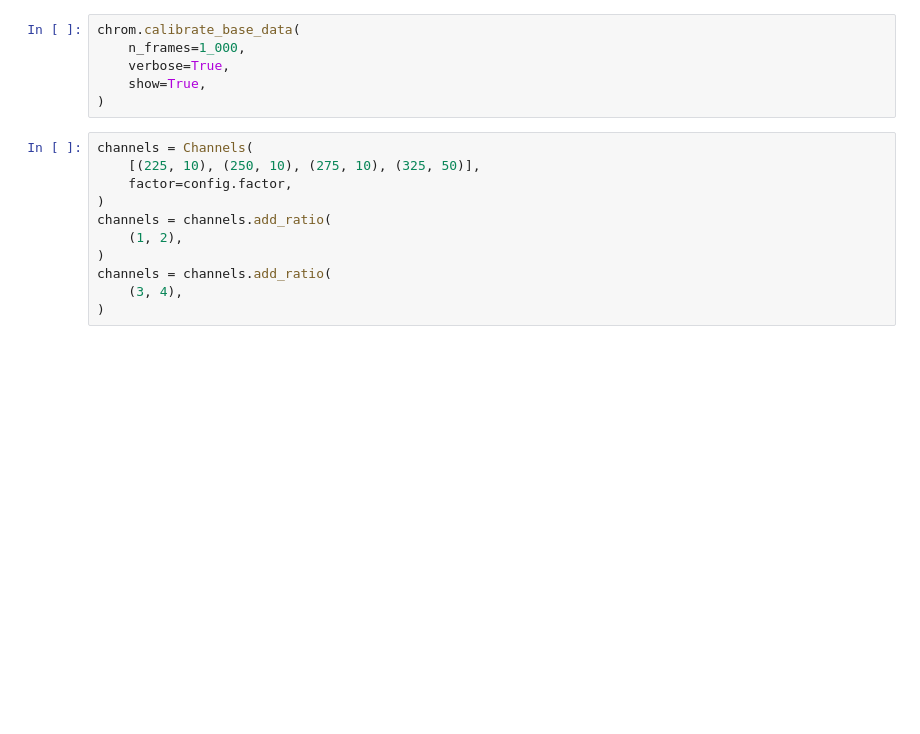
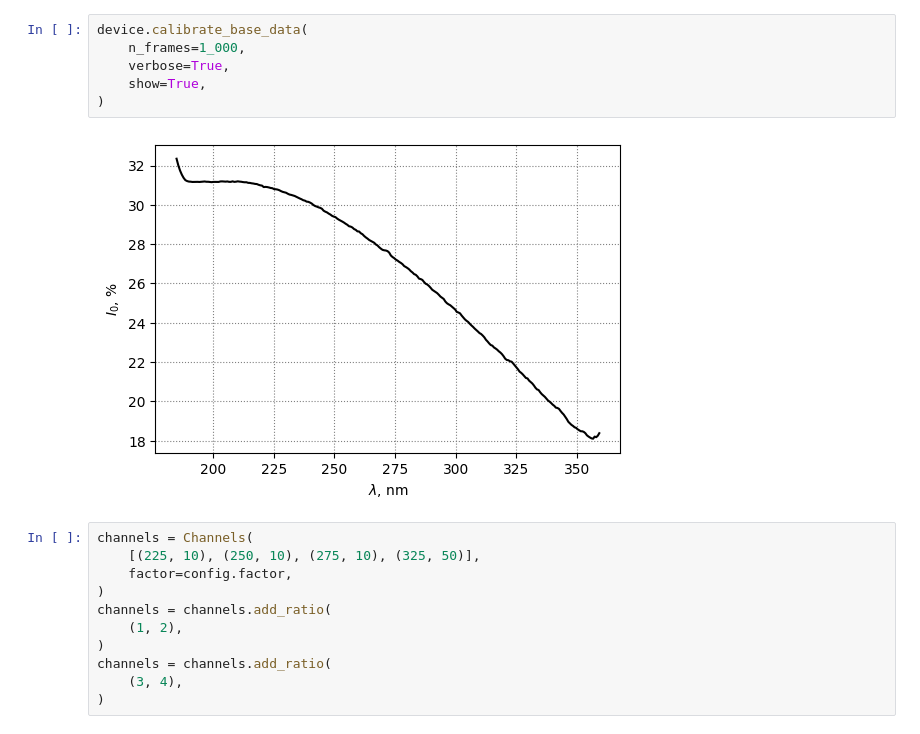
Before and after one commit to Exinker/chromatography, a Jupyter notebook: app.ipynb, the cells around one changed output. Cells and saved outputs as stored; diff of their text form; blank space fills up the shorter version.

```diff
--- a/app.ipynb
+++ b/app.ipynb
@@ -24,11 +26,13 @@ chrom.calibrate_dark_data(
 #     show=True,
 # )
 # %%
-chrom.calibrate_base_data(
+device.calibrate_base_data(
     n_frames=1_000,
     verbose=True,
     show=True,
 )
+# %% [output]
+[figure, added]
 # %%
 channels = Channels(
     [(225, 10), (250, 10), (275, 10), (325, 50)],
```
Also changed, not shown: parts of 7 cells of this notebook, 14 other files.
